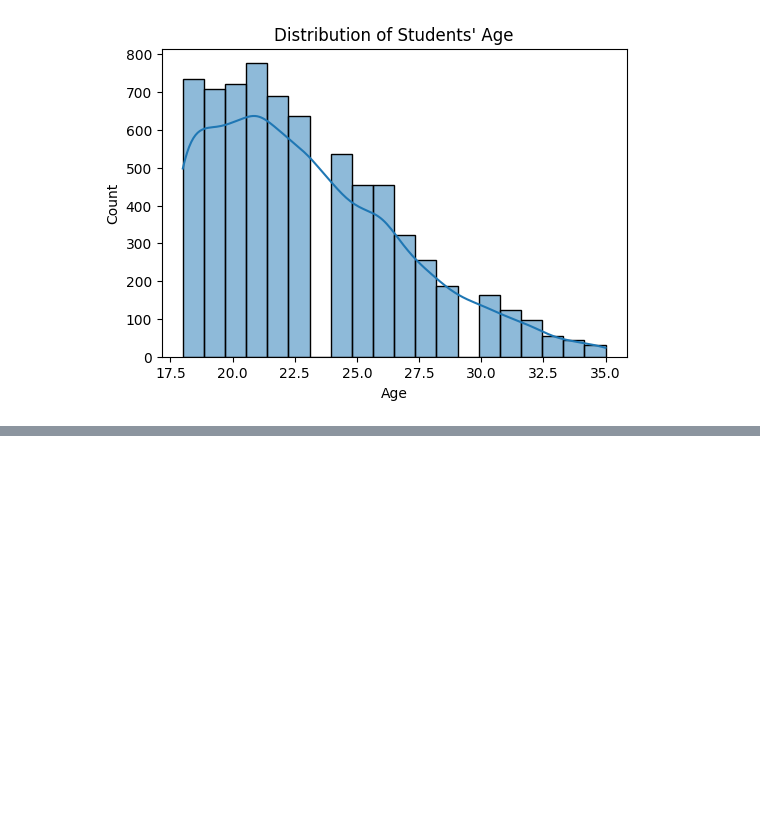
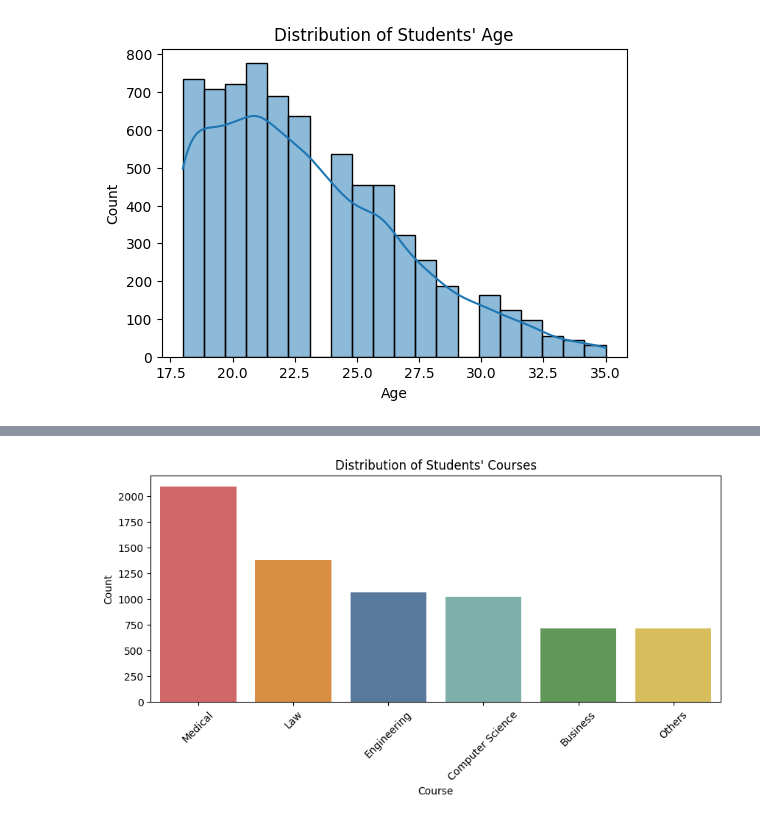
Before and after one commit to Emilianaalia/capstone-project-hacktiv8, a Jupyter notebook: capstone-notebook.ipynb, the cells around one changed output, grey strips where cells are left out. Cells and saved outputs as stored; diff of their text form; code cells hidden in the pictures; blank space fills up the shorter version.

```diff
--- a/capstone-notebook.ipynb
+++ b/capstone-notebook.ipynb
@@ -146,0 +159,15 @@ plt.show()
+# %%
+courses = data['Course'].value_counts().index.tolist()
+
+custom_colors = ['#E15759', '#F28E2B','#4E79A7' , '#76B7B2', '#59A14F', '#EDC948', '#B07AA1' , '#FF9DA7']
+palette = dict(zip(courses, custom_colors))
+
+plt.figure(figsize=(10, 4))
+sns.countplot(data=data, x='Course', order=courses, hue='Course', palette=palette, legend=False)
+plt.title("Distribution of Students' Courses")
+plt.xticks(rotation=45)
+plt.xlabel('Course')
+plt.ylabel('Count')
+plt.show()
+# %% [output]
+[figure, added]
```
Also changed, not shown: parts of 1 cell of this notebook.
